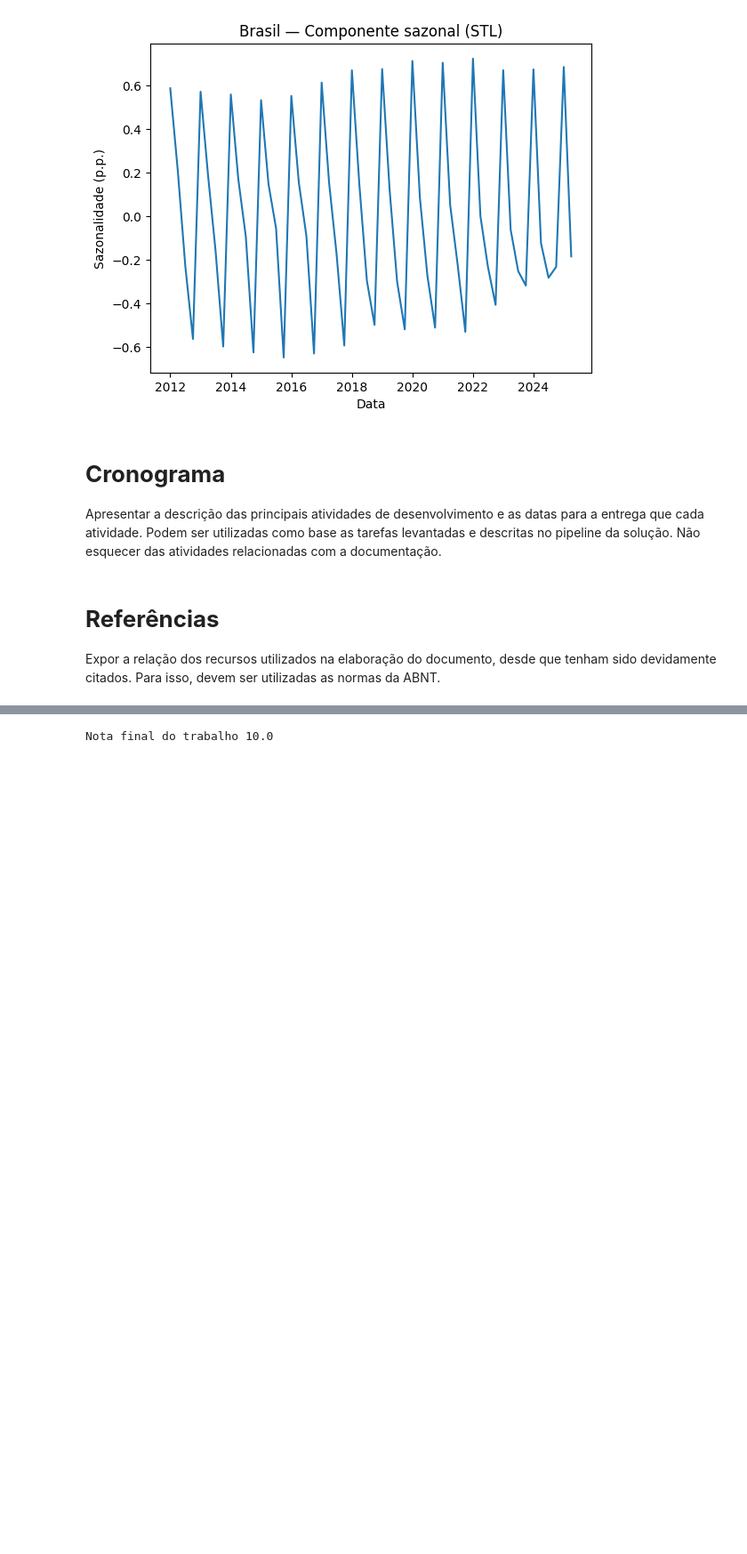
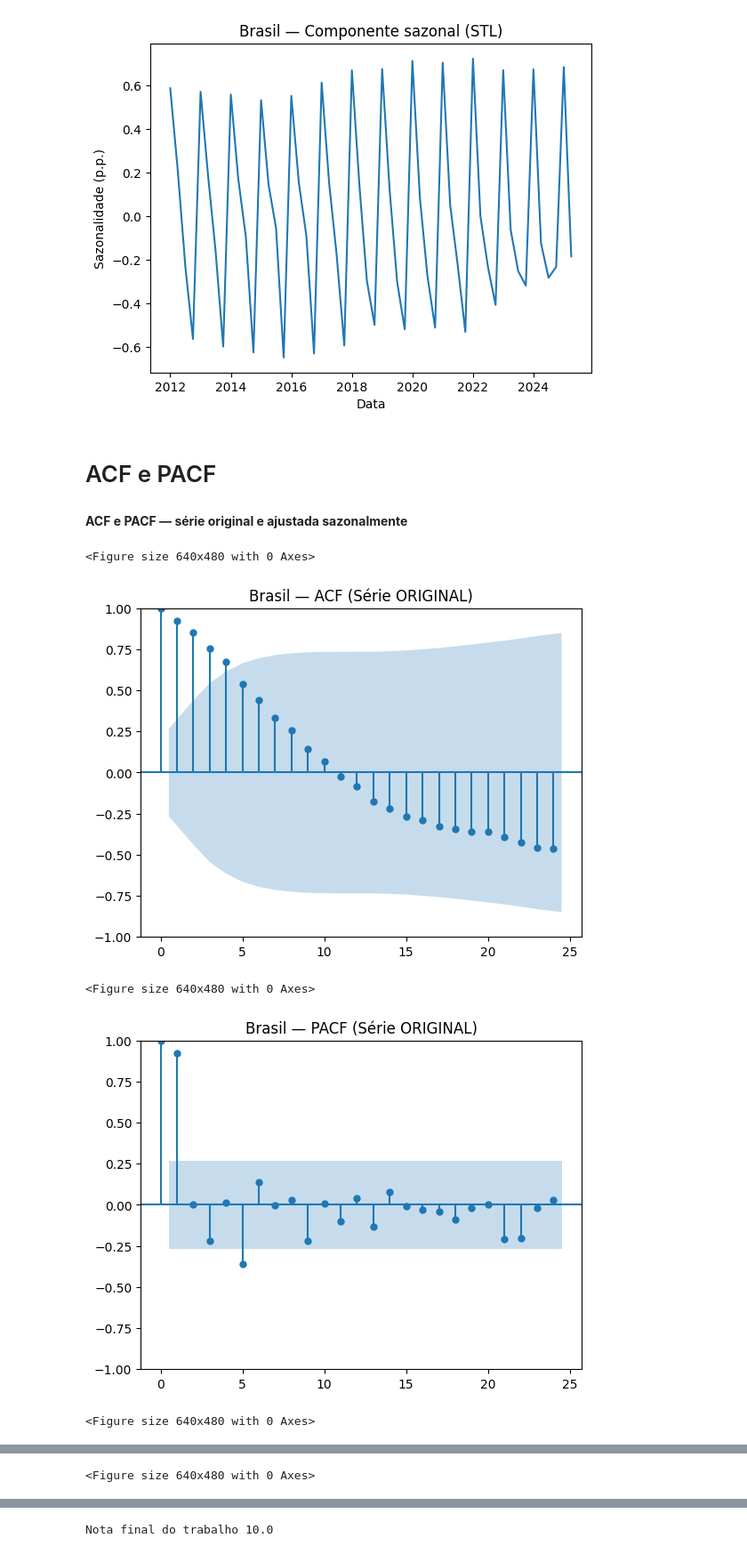
Before and after one commit to lattarian/projeto_aplicado_iv, a Jupyter notebook: projeto/cd_projeto_aplicado_iv_entrega_2.ipynb, the cells around one changed output, grey strips where cells are left out. Shown: that part at 89% size. Saved outputs shown, nothing was run; the diff lists cells and outputs as text; code cells hidden in the pictures; blank space fills up the shorter version.

```diff
--- a/projeto/cd_projeto_aplicado_iv_entrega_2.ipynb
+++ b/projeto/cd_projeto_aplicado_iv_entrega_2.ipynb
@@ -682,11 +707,51 @@ plt.title("Brasil — Componente sazonal (STL)")
 plt.xlabel("Data"); plt.ylabel("Sazonalidade (p.p.)"); plt.show()
 # %% [output]
 [figure]
-# %% [markdown]
-# **Cronograma**
-
-Apresentar a descrição das principais atividades de desenvolvimento e as datas para a entrega que cada atividade. Podem ser utilizadas como base as tarefas levantadas e descritas no pipeline da solução. Não esquecer das atividades relacionadas com a documentação.
-# %% [markdown]
-# **Referências**
-
-Expor a relação dos recursos utilizados na elaboração do documento, desde que tenham sido devidamente citados. Para isso, devem ser utilizadas as normas da ABNT.
+# %% [markdown]
+# ACF e PACF
+# %% [markdown]
+**ACF e PACF — série original e ajustada sazonalmente**
+# %%
+# Comparação ACF/PACF — Série original vs. Ajustada sazonalmente (Brasil)
+import pandas as pd
+import matplotlib.pyplot as plt
+from statsmodels.graphics.tsaplots import plot_acf, plot_pacf
+
+dfB = globals().get("df_brasil")
+if dfB is None:
+    raise NameError("Não encontrei df_brasil")
+
+dfB = dfB.copy().sort_values("data")
+dfB["data"]  = pd.to_datetime(dfB["data"], errors="coerce")
+dfB["valor"] = pd.to_numeric(dfB["valor"], errors="coerce")
+
+# Série ORIGINAL
+s_orig = dfB["valor"].dropna()
+lags_o = min(24, max(2, len(s_orig) - 2))
+
+plt.figure()
+plot_acf(s_orig, lags=lags_o, title="Brasil — ACF (Série ORIGINAL)")
+plt.show()
+
+plt.figure()
+plot_pacf(s_orig, lags=lags_o, method="ywm", title="Brasil — PACF (Série ORIGINAL)")
+plt.show()
+
+# Série AJUSTADA SAZONALMENTE
+
+s_adj = dfB["valor_aj_sazonal"].dropna()
+lags_a = min(24, max(2, len(s_adj) - 2))
+
+plt.figure()
+plot_acf(s_adj, lags=lags_a, title="Brasil — ACF (Série AJUSTADA SAZONALMENTE)")
+plt.show()
+
+plt.figure()
+plot_pacf(s_adj, lags=lags_a, method="ywm", title="Brasil — PACF (Série AJUSTADA SAZONALMENTE)")
+plt.show()
+# %% [output]
+<Figure size 640x480 with 0 Axes>
+[figure, added]
+<Figure size 640x480 with 0 Axes>
+[figure, added]
+<Figure size 640x480 with 0 Axes>
@@ -692,0 +759 @@ Expor a relação dos recursos utilizados na elaboração do documento, desde qu
+<Figure size 640x480 with 0 Axes>
```
Also changed, not shown: parts of 13 cells of this notebook.
